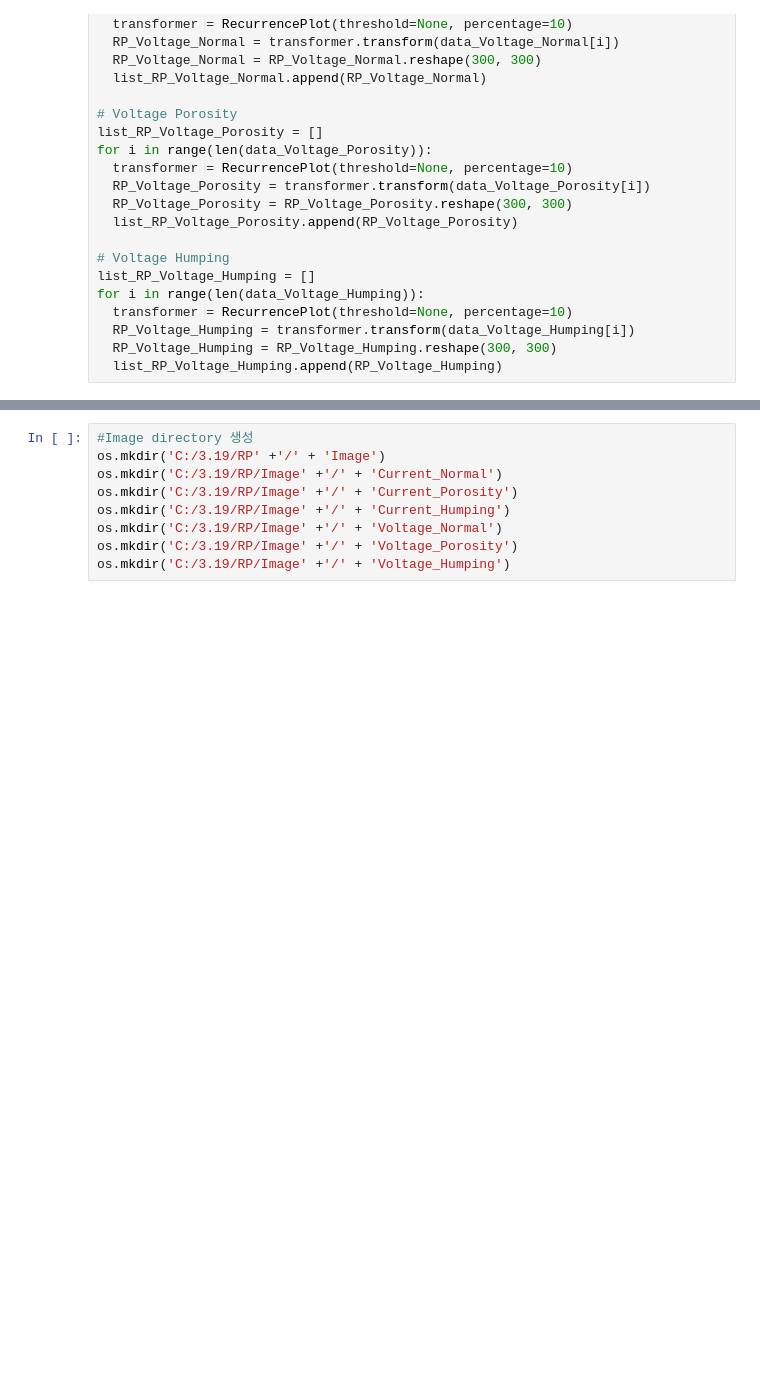
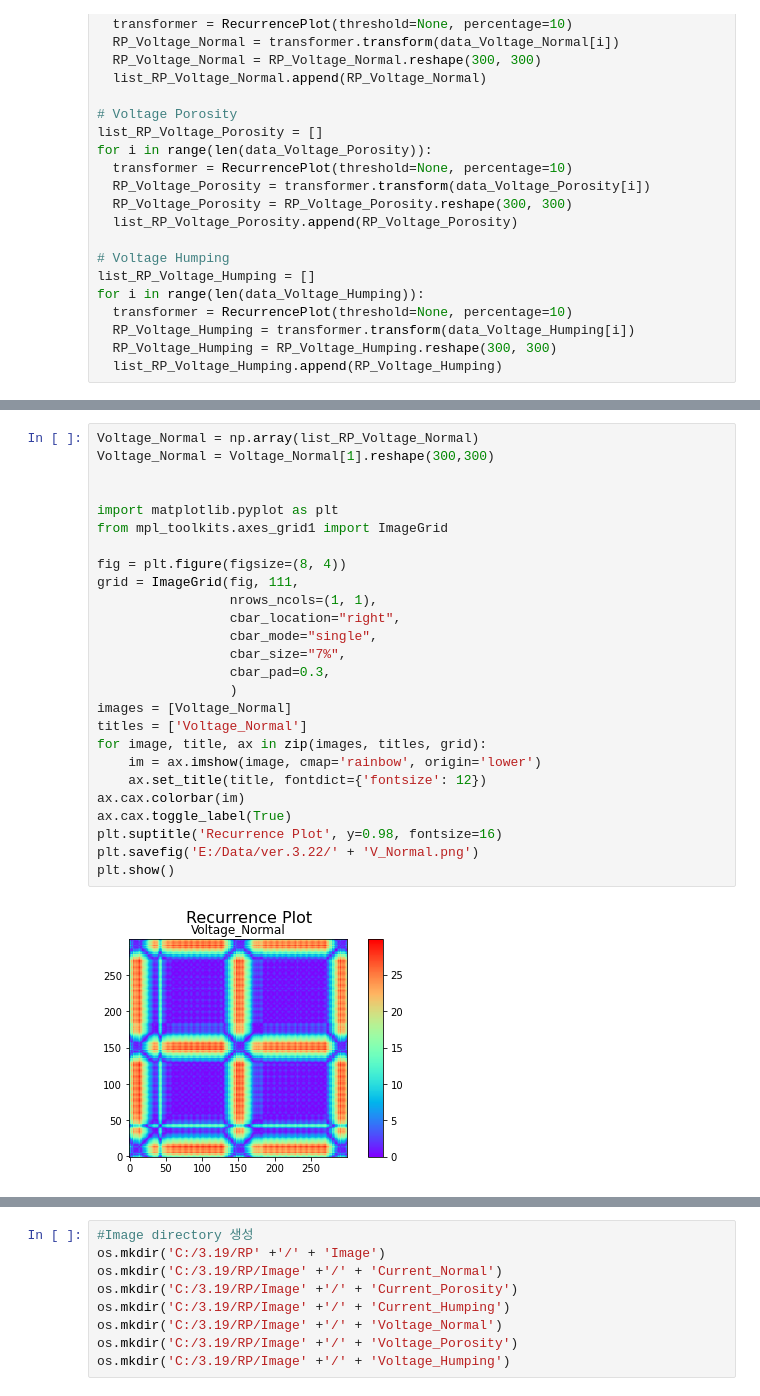
Before and after one commit to WooHyuck-Jeong/Recurrence_Plot, a Jupyter notebook: RP_Dataset.ipynb, the cells around one changed output, grey strips where cells are left out. Cells and saved outputs as stored; diff of their text form; blank space fills up the shorter version.

```diff
--- a/RP_Dataset.ipynb
+++ b/RP_Dataset.ipynb
@@ -244,0 +260,28 @@ plt.show()
+# %%
+Voltage_Normal = np.array(list_RP_Voltage_Normal)
+Voltage_Normal = Voltage_Normal[1].reshape(300,300)
+
+
+import matplotlib.pyplot as plt
+from mpl_toolkits.axes_grid1 import ImageGrid
+
+fig = plt.figure(figsize=(8, 4))
+grid = ImageGrid(fig, 111,
+                 nrows_ncols=(1, 1),
+                 cbar_location="right",
+                 cbar_mode="single",
+                 cbar_size="7%",
+                 cbar_pad=0.3,
+                 )
+images = [Voltage_Normal]
+titles = ['Voltage_Normal']
+for image, title, ax in zip(images, titles, grid):
+    im = ax.imshow(image, cmap='rainbow', origin='lower')
+    ax.set_title(title, fontdict={'fontsize': 12})
+ax.cax.colorbar(im)
+ax.cax.toggle_label(True)
+plt.suptitle('Recurrence Plot', y=0.98, fontsize=16)
+plt.savefig('E:/Data/ver.3.22/' + 'V_Normal.png')
+plt.show()
+# %% [output]
+[figure, added]
```
Also changed, not shown: parts of 8 cells of this notebook, 1 other file.
